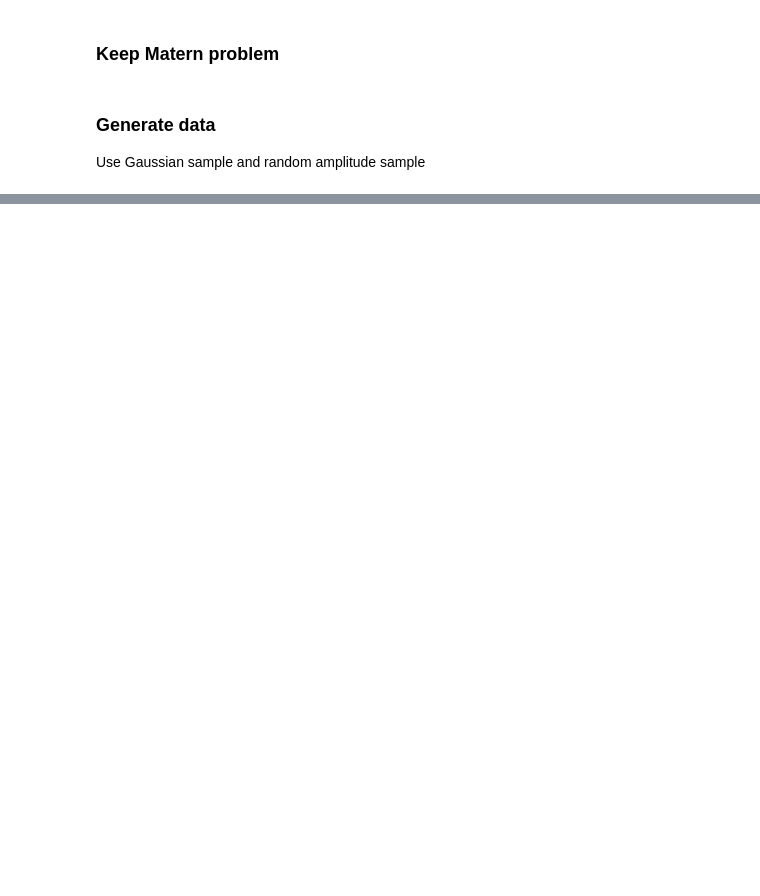
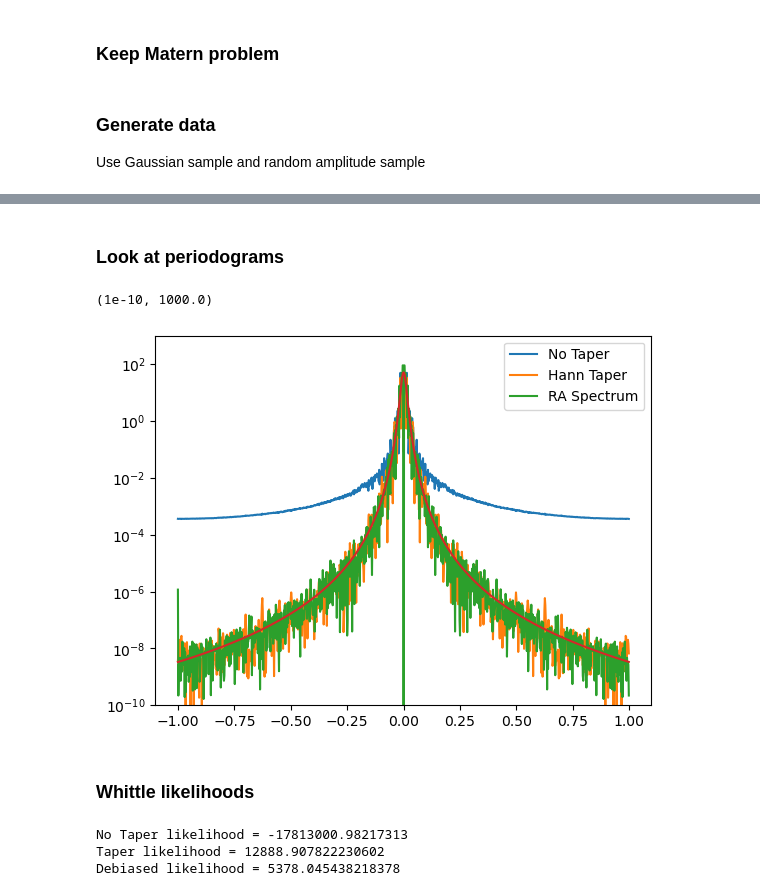
Before and after one commit to TIDE-ITRH/speccy, a Jupyter notebook: notebooks/02_fit_synthetic_data.ipynb, the cells around one changed output, grey strips where cells are left out. Cells and saved outputs as stored; diff of their text form; code cells hidden in the pictures; blank space fills up the shorter version.

Commit message:
added whittle and sampling

```diff
--- a/notebooks/02_fit_synthetic_data.ipynb
+++ b/notebooks/02_fit_synthetic_data.ipynb
@@ -36,0 +38,29 @@ plt.plot(ra_sample)
+# %% [markdown]
+### Look at periodograms
+# %%
+h = signal.windows.hann(n)
+
+ff_taper, I_taper = gary.periodogram(gauss_sample, delta, h)
+ff_gauss, I_gauss = gary.periodogram(gauss_sample, delta)
+ff_ra, I_ra = gary.periodogram(ra_sample, delta)
+
+plt.plot(ff_gauss, I_gauss, label = "No Taper")
+plt.plot(ff_taper, I_taper, label = "Hann Taper")
+plt.plot(ff_ra, I_ra, label = "RA Spectrum")
+plt.plot(ff_ra, psd.matern(ff_ra, params))
+plt.yscale('log')
+plt.legend()
+plt.ylim(1e-10, 1e3)
+# %% [output]
+(1e-10, 1000.0)
+[figure, added]
+# %% [markdown]
+### Whittle likelihoods
+# %%
+print("No Taper likelihood = " + str(gary.whittle(gauss_sample, psd.matern, params, delta)))
+print("Taper likelihood = " + str(gary.whittle(gauss_sample, psd.matern, params, delta, h)))
+print("Debiased likelihood = " + str(gary.dwhittle(gauss_sample, acf.matern, params, delta)))
+# %% [output]
+No Taper likelihood = -17813000.98217313
+Taper likelihood = 12888.907822230602
+Debiased likelihood = 5378.045438218378
```
Also changed, not shown: parts of 3 cells of this notebook, 4 other files.
